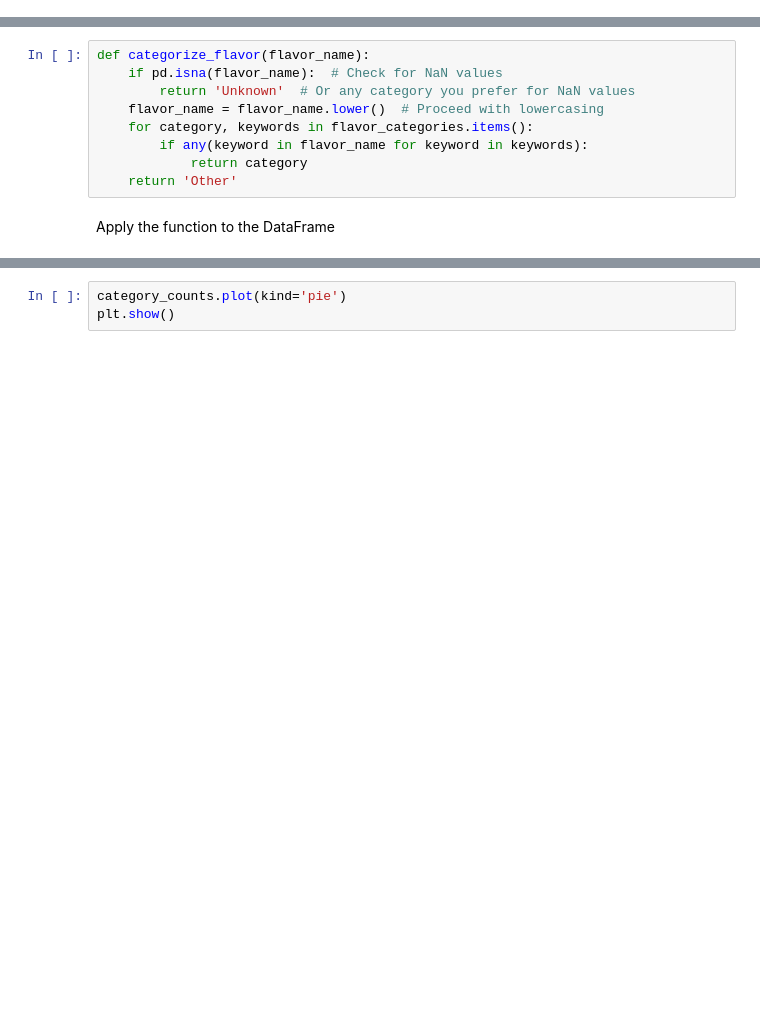
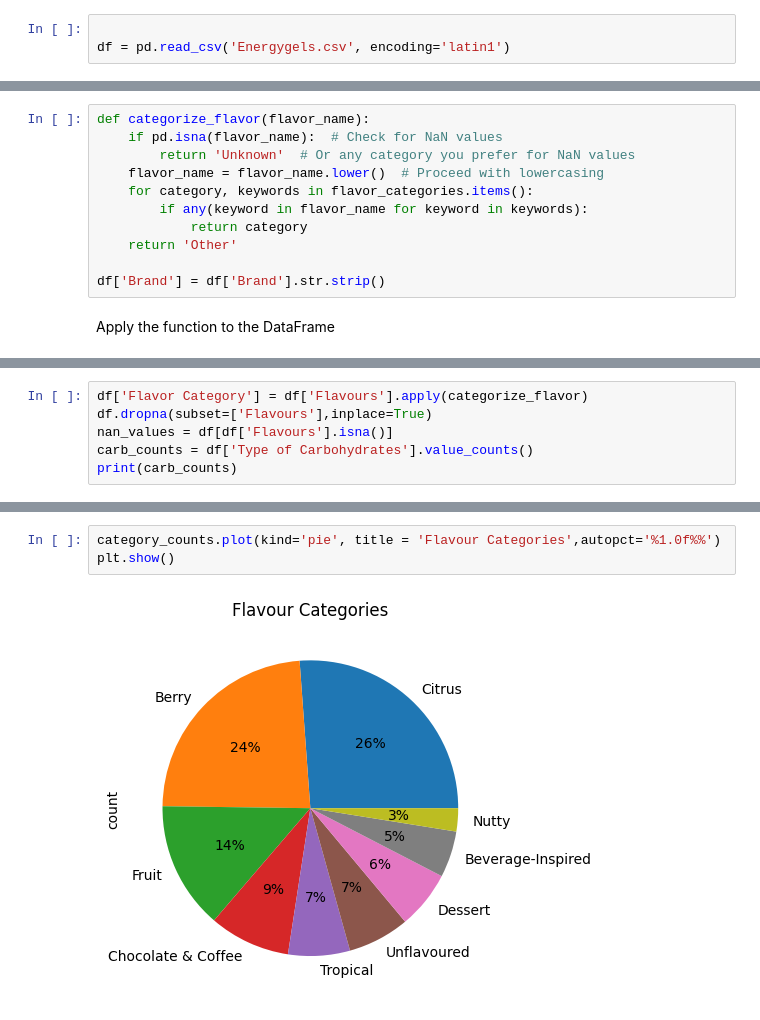
Before and after one commit to aipie/energy-gels, a Jupyter notebook: enerygels.ipynb, the cells around one changed output, grey strips where cells are left out. Cells and saved outputs as stored; diff of their text form; blank space fills up the shorter version.

```diff
--- a/enerygels.ipynb
+++ b/enerygels.ipynb
@@ -10,3 +8,6 @@ df = pd.read_excel('Energygels.xlsx')
+# %%
+
+df = pd.read_csv('Energygels.csv', encoding='latin1')
 # %% [markdown]
 Define categories with their associated keywords
 # %%
@@ -40,5 +41,7 @@ def categorize_flavor(flavor_name):
         if any(keyword in flavor_name for keyword in keywords):
             return category
     return 'Other'
+
+df['Brand'] = df['Brand'].str.strip()
 # %% [markdown]
 Apply the function to the DataFrame
@@ -51,0 +48,6 @@ Count occurrences of each category
+# %%
+df['Flavor Category'] = df['Flavours'].apply(categorize_flavor)
+df.dropna(subset=['Flavours'],inplace=True)
+nan_values = df[df['Flavours'].isna()]
+carb_counts = df['Type of Carbohydrates'].value_counts()
+print(carb_counts)
@@ -85,3 +220,5 @@ print(category_counts)
 # %%
-category_counts.plot(kind='pie')
+category_counts.plot(kind='pie', title = 'Flavour Categories',autopct='%1.0f%%')
 plt.show()
+# %% [output]
+[figure, added]
```
Also changed, not shown: parts of 17 cells of this notebook, 2 other files.
